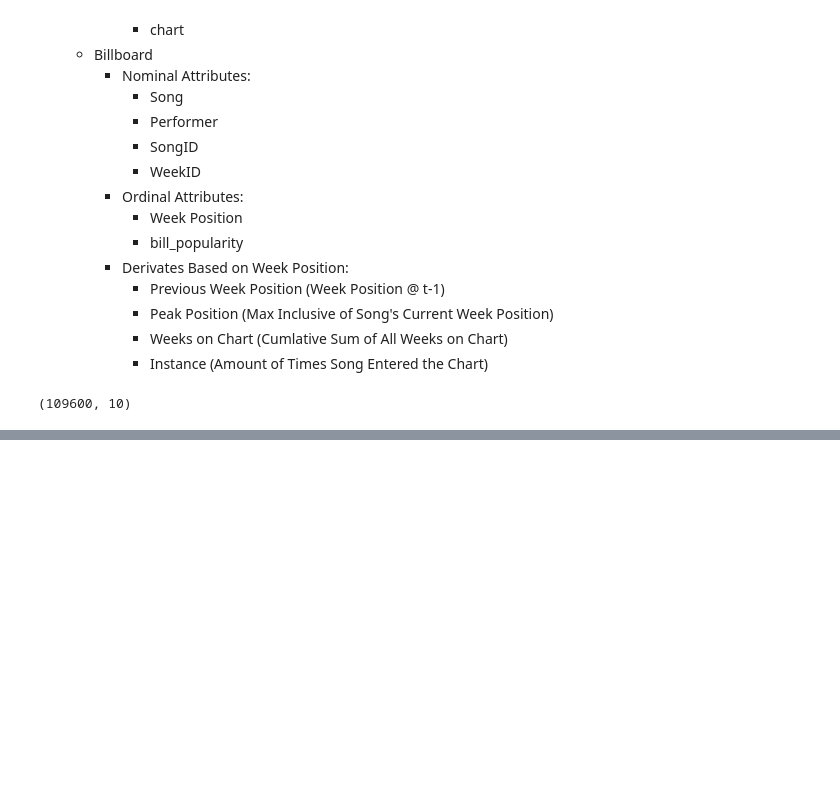
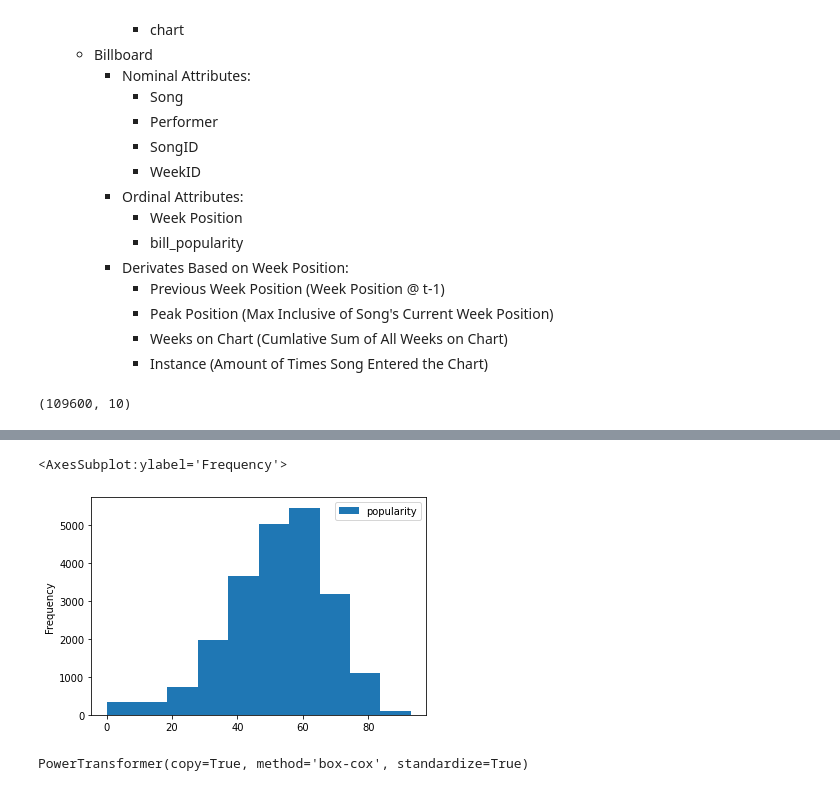
Before and after one commit to kyle-rgb/Spotify_Project, a Jupyter notebook: notebooks/Charts.ipynb, the cells around one changed output, grey strips where cells are left out. Cells and saved outputs as stored; diff of their text form; code cells hidden in the pictures; blank space fills up the shorter version.

```diff
--- a/notebooks/Charts.ipynb
+++ b/notebooks/Charts.ipynb
@@ -151,0 +732,5 @@ fig.show()
+# %%
+attributes.plot(kind="hist", y="popularity")
+# %% [output]
+<AxesSubplot:ylabel='Frequency'>
+[figure, added]
@@ -151,0 +745,4 @@ fig.show()
+# %%
+pt.fit(Xs.reshape(-1, 1))
+# %% [output]
+PowerTransformer(copy=True, method='box-cox', standardize=True)
```
Also changed, not shown: parts of 119 cells of this notebook, 1 other file.
